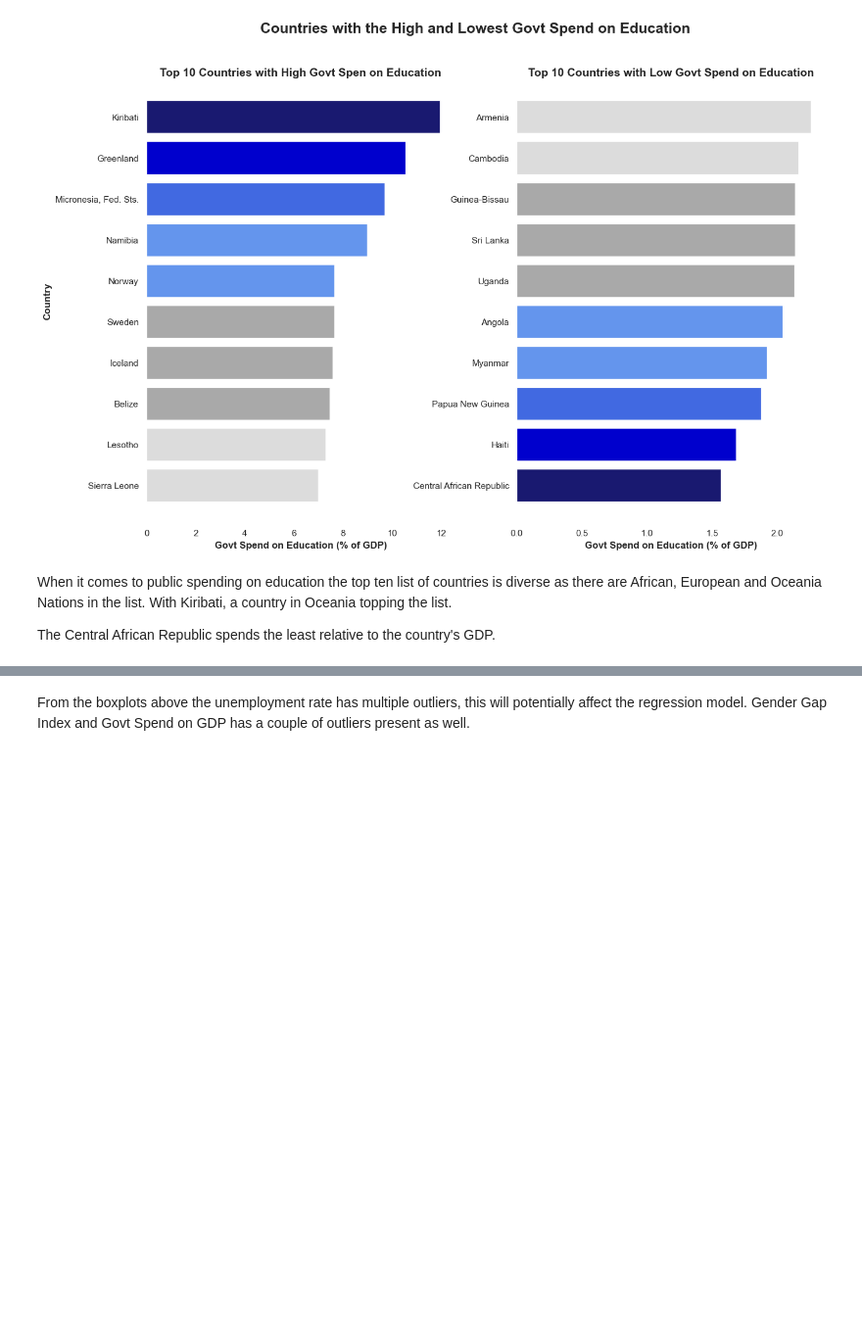
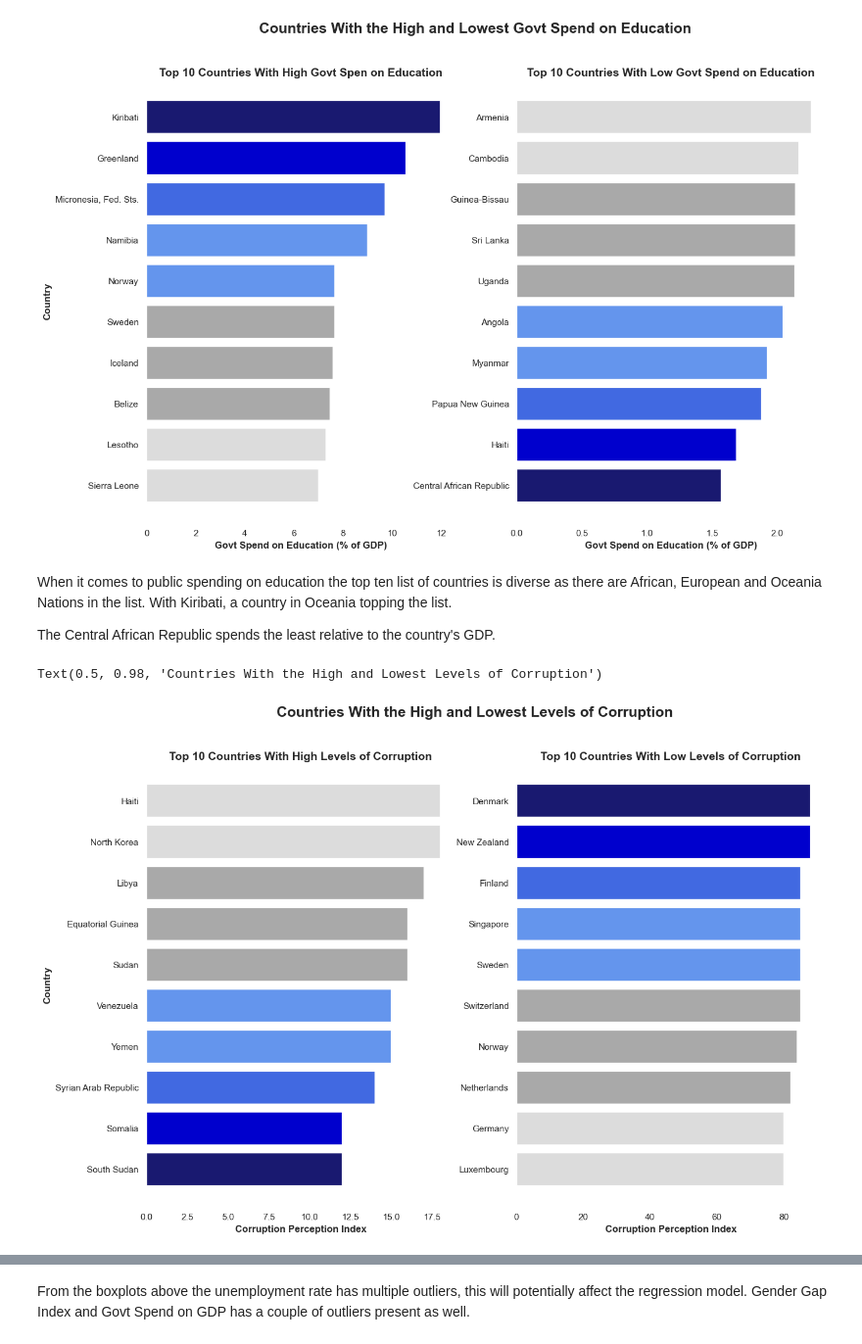
Before and after one commit to NigelGondo/Portfolio_Projects, a Jupyter notebook: World Income Inequality.ipynb, the cells around one changed output, grey strips where cells are left out. Shown at 98% size. Cells and saved outputs as stored; diff of their text form; code cells hidden in the pictures; blank space fills up the shorter version.

```diff
--- a/World Income Inequality.ipynb
+++ b/World Income Inequality.ipynb
@@ -777,3 +784,67 @@ Text(0.5, 0.98, 'Countries with the High and Lowest Govt Spend on Education')
 When it comes to public spending on education the top ten list of countries is diverse as there are African, European and Oceania Nations in the list. With Kiribati, a country in Oceania topping the list.
 
 The Central African Republic spends the least relative to the country's GDP.
+# %%
+#Visualising Corruption Perception Index
+df_cpi_per_country_worst = df_cpi_per_country.sort_values(by = 'CPI Score',
+                                                          ascending=True).iloc[:10]
+
+df_cpi_per_country_best = df_cpi_per_country.sort_values(by = 'CPI Score',
+                                                         ascending=True).iloc[-10:]
+
+
+fig = plt.figure()
+
+ax1 = plt.subplot(121)
+
+ax1.barh(df_cpi_per_country_worst['Country'],
+         df_cpi_per_country_worst['CPI Score'],
+         color =['midnightblue',
+                  'mediumblue',
+                  'royalblue',
+                  'cornflowerblue',
+                  'cornflowerblue',
+                  'darkgrey',
+                  'darkgrey',
+                  'darkgrey',
+                  'gainsboro',
+                  'gainsboro'])
+
+ax1.set_xlabel('Corruption Perception Index',
+               fontsize = 12, fontweight = 'bold')
+ax1.set_ylabel('Country', fontsize = 12,
+               fontweight = 'bold')
+ax1.set_title('Top 10 Countries With High Levels of Corruption',
+              fontsize = 14,
+              fontweight = 'bold')
+
+ax1.set_frame_on(False)
+
+ax2 = plt.subplot(122)
+
+ax2.barh(df_cpi_per_country_best['Country'],
+        df_cpi_per_country_best['CPI Score'],
+         color = ['gainsboro',
+                 'gainsboro',
+                 'darkgrey',
+                 'darkgrey',
+                 'darkgrey',
+                 'cornflowerblue',
+                 'cornflowerblue',
+                 'royalblue',
+                 'mediumblue',
+                 'midnightblue'])
+
+ax2.set_title('Top 10 Countries With Low Levels of Corruption',
+              fontsize = 14,
+              fontweight = 'bold')
+ax2.set_xlabel('Corruption Perception Index',
+               fontsize = 12,
+               fontweight = 'bold')
+
+ax2.set_frame_on(False)
+
+plt.suptitle('Countries With the High and Lowest Levels of Corruption', fontsize = 18, fontweight = 'bold')
+# %% [output]
+Text(0.5, 0.98, 'Countries With the High and Lowest Levels of Corruption')
+[figure, added]
```
Also changed, not shown: parts of 23 cells of this notebook.
